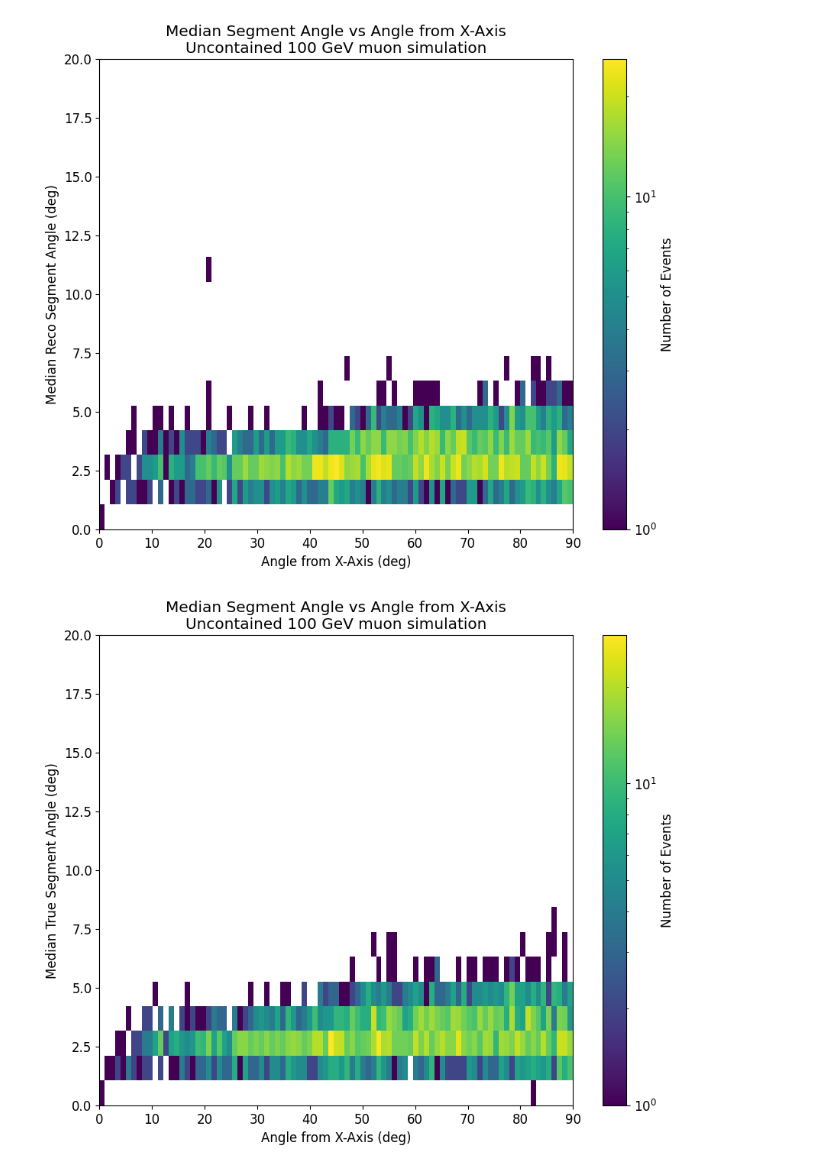
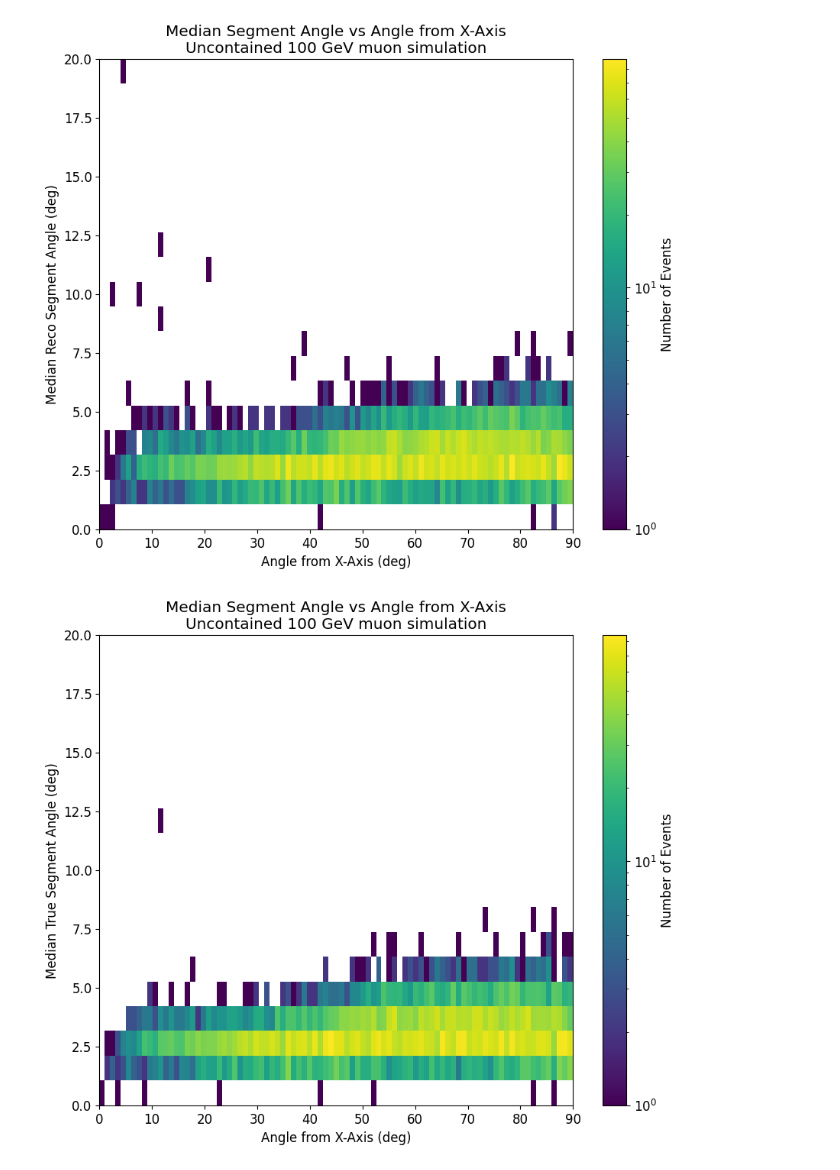
Before and after one commit to leehagaman/spine_mcs_angle_studies, a Jupyter notebook: segment_angle_plots.ipynb, the cells around one changed output. Cells and saved outputs as stored; diff of their text form; code cells hidden in the pictures.

```diff
--- a/segment_angle_plots.ipynb
+++ b/segment_angle_plots.ipynb
@@ -17,5 +17,7 @@ import pickle
 with open('h5_highEmuon_with_segment_angles.pkl', 'rb') as f:
     df = pickle.load(f)
 
+num_events = len(df)
+
 df
 # %% [output]
@@ -35,2 +213,25 @@ df
+# %%
+def get_segment_angle_from_3_points(point_1, point_2, point_3, two_d_signed_axis=None):
+    diff1 = point_2 - point_1
+    diff2 = point_3 - point_2
+    dir1 = diff1 / np.linalg.norm(diff1)
+    dir2 = diff2 / np.linalg.norm(diff2)
+    if two_d_signed_axis is not None:
+        ret = np.arctan2(np.dot(np.cross(dir1, dir2), two_d_signed_axis), np.dot(dir1, dir2))
+    else:
+        ret = np.arccos(np.clip(np.dot(dir1, dir2), -1, 1))
+
+    # check for nan
+    if np.isnan(ret):
+        print("two_d_signed_axis", two_d_signed_axis)
+        print("directions", dir1, dir2)
+        print("points", point_1, point_2, point_3)
+        print("diffs", diff1, diff2)
+        print("cross", np.cross(dir1, dir2))
+        #print("dot product with cross", np.dot(np.cross(dir1, dir2), two_d_signed_axis))
+        raise ValueError("nan angle!")
+    return ret
+
+#get_segment_angle_from_3_points(np.array([-1, 0, 0]), np.array([0, 0, 0]), np.array([1, -1, 0]), two_d_signed_axis=np.array([0, 0, 1])) * 180 / np.pi
 # %%
 reco_3d_angles = []
@@ -231,5 +421,4 @@ high_energy_df.head()
 # %%
-uncontained_high_energy_df = high_energy_df.query('true_contained == False')
-print(len(uncontained_high_energy_df))
-uncontained_high_energy_df.head()
+uncontained_df = df.query('true_contained == False')
+print(len(uncontained_df))
 # %% [output]
@@ -269,24 +426,24 @@ plt.show()
 # %%
 bins = (np.linspace(0, 90, 90), np.linspace(0, 20, 20))
 plt.figure(figsize=(10, 8))
-plt.hist2d(uncontained_high_energy_df['true_angle_from_x_axis'],
-           uncontained_high_energy_df['median_reco_segment_angle'],
+plt.hist2d(uncontained_df['true_angle_from_x_axis'],
+           uncontained_df['median_reco_segment_angle'],
            bins=bins, norm=mpl.colors.LogNorm())
 plt.colorbar(label='Number of Events')
 plt.xlabel('Angle from X-Axis (deg)')
 plt.ylabel('Median Reco Segment Angle (deg)')
 plt.title('Median Segment Angle vs Angle from X-Axis\nUncontained 100 GeV muon simulation')
 plt.show()
 
 plt.figure(figsize=(10, 8))
-plt.hist2d(uncontained_high_energy_df['true_angle_from_x_axis'],
-           uncontained_high_energy_df['median_true_segment_angle'],
+plt.hist2d(uncontained_df['true_angle_from_x_axis'],
+           uncontained_df['median_true_segment_angle'],
            bins=bins, norm=mpl.colors.LogNorm())
 plt.colorbar(label='Number of Events')
 plt.xlabel('Angle from X-Axis (deg)')
 plt.ylabel('Median True Segment Angle (deg)')
 plt.title('Median Segment Angle vs Angle from X-Axis\nUncontained 100 GeV muon simulation')
 plt.show()
 # %% [output]
-[figure, old version]
+[figure, new version]
-[figure, old version]
+[figure, new version]
```
Also changed, not shown: parts of 14 cells of this notebook, 1 other file.
